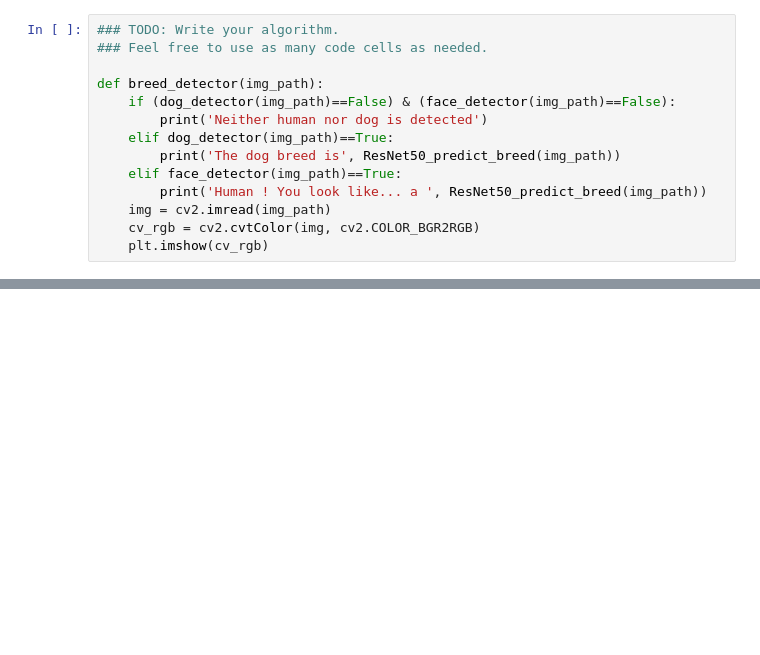
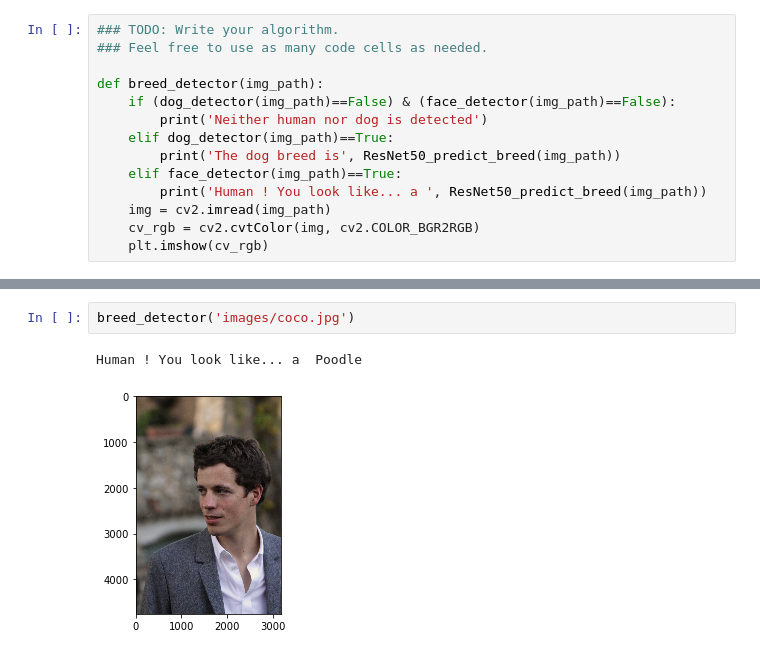
Before and after one commit to rachida-sghr/dog-project-1, a Jupyter notebook: dog_app.ipynb, the cells around one changed output, grey strips where cells are left out. Cells and saved outputs as stored; diff of their text form; blank space fills up the shorter version.

```diff
--- a/dog_app.ipynb
+++ b/dog_app.ipynb
@@ -732,0 +733,5 @@ __Answer:__
+# %%
+breed_detector('images/coco.jpg')
+# %% [output]
+Human ! You look like... a  Poodle
+[figure, added]
```
Also changed, not shown: parts of 16 cells of this notebook, 8 other files.
